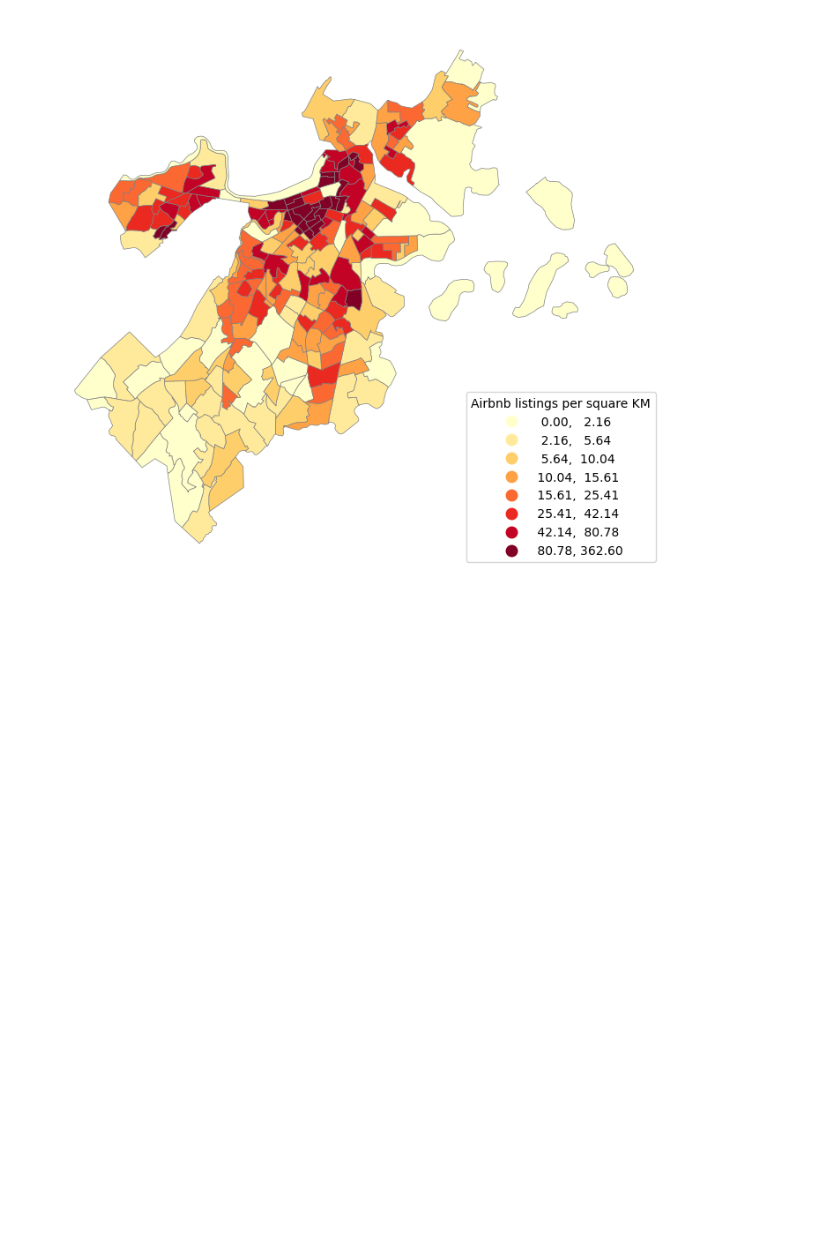
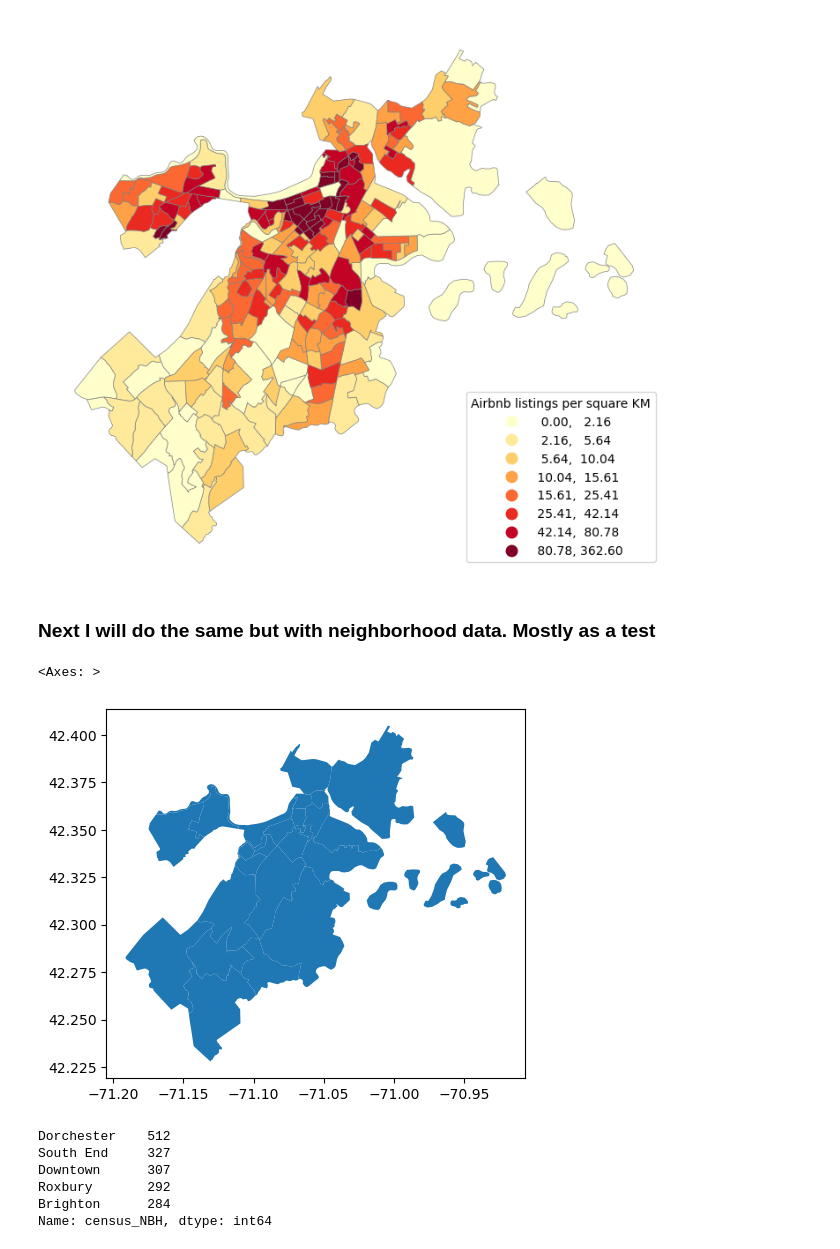
Before and after one commit to Brooks377/leftside_teamproject, a Jupyter notebook: ugly_god/9th_grade_geography_test.ipynb, the cells around one changed output. Drawn from its saved outputs; the diff is of its cells as text; code cells hidden in the pictures; blank space fills up the shorter version.

```diff
--- a/ugly_god/9th_grade_geography_test.ipynb
+++ b/ugly_god/9th_grade_geography_test.ipynb
@@ -152,0 +188,14 @@ ax.set_axis_off()
+# %% [markdown]
+### Next I will do the same but with neighborhood data. Mostly as a test
+# %%
+# map of neighborhoods
+boston_NBH = gpd.read_file("../inputs/Census2020_BG_Neighborhoods/Census2020_BG_Neighborhoods.shp")
+# %%
+# gotta make same fix for CRS as above
+boston_NBH = boston_NBH.to_crs('epsg:4326')
+# %%
+# neighborhood map
+boston_NBH.plot()
+# %% [output]
+<Axes: >
+[figure, added]
@@ -152,0 +213,10 @@ ax.set_axis_off()
+# %%
+# this is how many listings are in each Neighborhood
+listings['census_NBH'].value_counts().head()
+# %% [output]
+Dorchester    512
+South End     327
+Downtown      307
+Roxbury       292
+Brighton      284
+Name: census_NBH, dtype: int64
```
Also changed, not shown: parts of 30 cells of this notebook, 12 other files.
